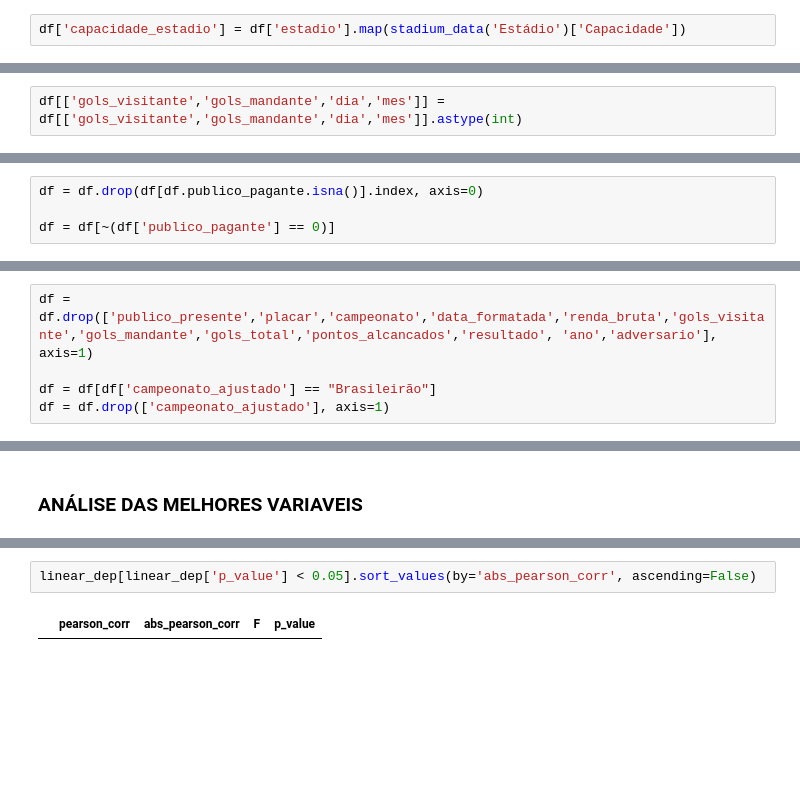
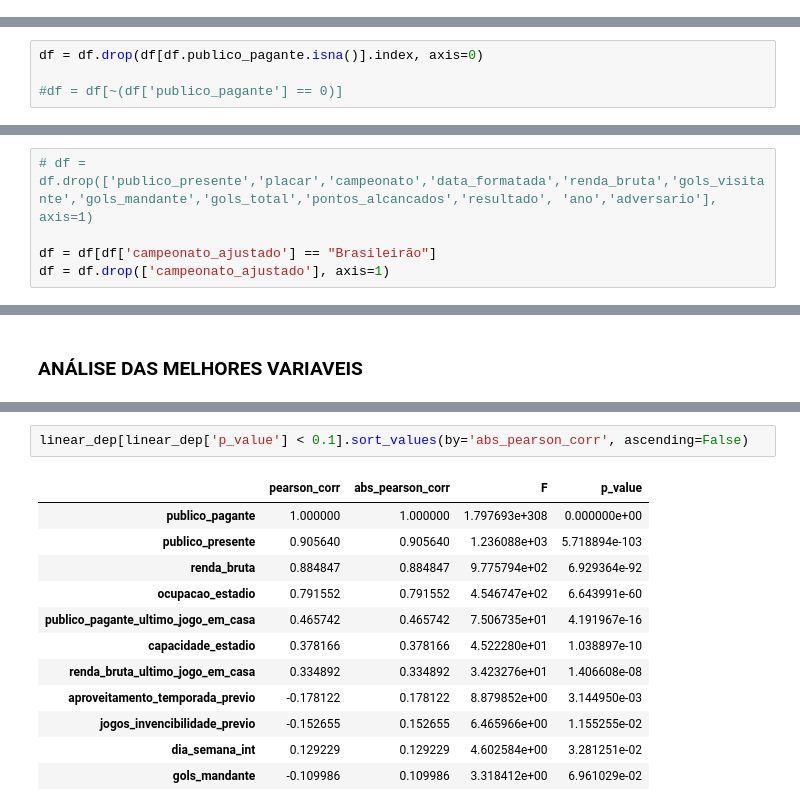
Before and after one commit to dudumlc/Public-Prediction, a Jupyter notebook: notebooks/01.eda.ipynb, the cells around one changed output, grey strips where cells are left out. Drawn from its saved outputs; the diff is of its cells as text; blank space fills up the shorter version.

```diff
--- a/notebooks/01.eda.ipynb
+++ b/notebooks/01.eda.ipynb
@@ -74,2 +15,0 @@ df
-# %%
-df['capacidade_estadio'] = df['estadio'].map(stadium_data('Estádio')['Capacidade'])
@@ -116,2 +15,0 @@ dtype: int64
-# %%
-df[['gols_visitante','gols_mandante','dia','mes']] = df[['gols_visitante','gols_mandante','dia','mes']].astype(int)
@@ -137,14 +44,14 @@ df = df[df['adversario'] != 'Cruzeiro']
 # %%
 df = df.drop(df[df.publico_pagante.isna()].index, axis=0)
 
-df = df[~(df['publico_pagante'] == 0)]
+#df = df[~(df['publico_pagante'] == 0)]
 # %%
 df['publico_pagante_ultimo_jogo_em_casa'] = df['publico_pagante'].shift(1)
 df['renda_bruta_ultimo_jogo_em_casa'] = df['renda_bruta'].shift(1)
 
 df = df.drop(df[df['publico_pagante_ultimo_jogo_em_casa'].isna()].index, axis=0)
 # %%
-df = df.drop(['publico_presente','placar','campeonato','data_formatada','renda_bruta','gols_visitante','gols_mandante','gols_total','pontos_alcancados','resultado', 'ano','adversario'], axis=1)
+# df = df.drop(['publico_presente','placar','campeonato','data_formatada','renda_bruta','gols_visitante','gols_mandante','gols_total','pontos_alcancados','resultado', 'ano','adversario'], axis=1)
 
 df = df[df['campeonato_ajustado'] == "Brasileirão"]
 df = df.drop(['campeonato_ajustado'], axis=1)
@@ -199,7 +111,18 @@ linear_dep.sort_values(by='abs_pearson_corr', ascending=False)
 # %%
-linear_dep[linear_dep['p_value'] < 0.05].sort_values(by='abs_pearson_corr', ascending=False)
+linear_dep[linear_dep['p_value'] < 0.1].sort_values(by='abs_pearson_corr', ascending=False)
 # %% [output]
 |  | pearson_corr | abs_pearson_corr | F | p_value |
+| publico_pagante | 1.000000 | 1.000000 | 1.797693e+308 | 0.000000e+00 |
+| publico_presente | 0.905640 | 0.905640 | 1.236088e+03 | 5.718894e-103 |
+| renda_bruta | 0.884847 | 0.884847 | 9.775794e+02 | 6.929364e-92 |
+| ocupacao_estadio | 0.791552 | 0.791552 | 4.546747e+02 | 6.643991e-60 |
+| publico_pagante_ultimo_jogo_em_casa | 0.465742 | 0.465742 | 7.506735e+01 | 4.191967e-16 |
+| capacidade_estadio | 0.378166 | 0.378166 | 4.522280e+01 | 1.038897e-10 |
+| renda_bruta_ultimo_jogo_em_casa | 0.334892 | 0.334892 | 3.423276e+01 | 1.406608e-08 |
+| aproveitamento_temporada_previo | -0.178122 | 0.178122 | 8.879852e+00 | 3.144950e-03 |
+| jogos_invencibilidade_previo | -0.152655 | 0.152655 | 6.465966e+00 | 1.155255e-02 |
+| dia_semana_int | 0.129229 | 0.129229 | 4.602584e+00 | 3.281251e-02 |
+| gols_mandante | -0.109986 | 0.109986 | 3.318412e+00 | 6.961029e-02 |
 # %%
 from sklearn.feature_selection import f_classif
 
```
Also changed, not shown: parts of 21 cells of this notebook, 11 other files.
